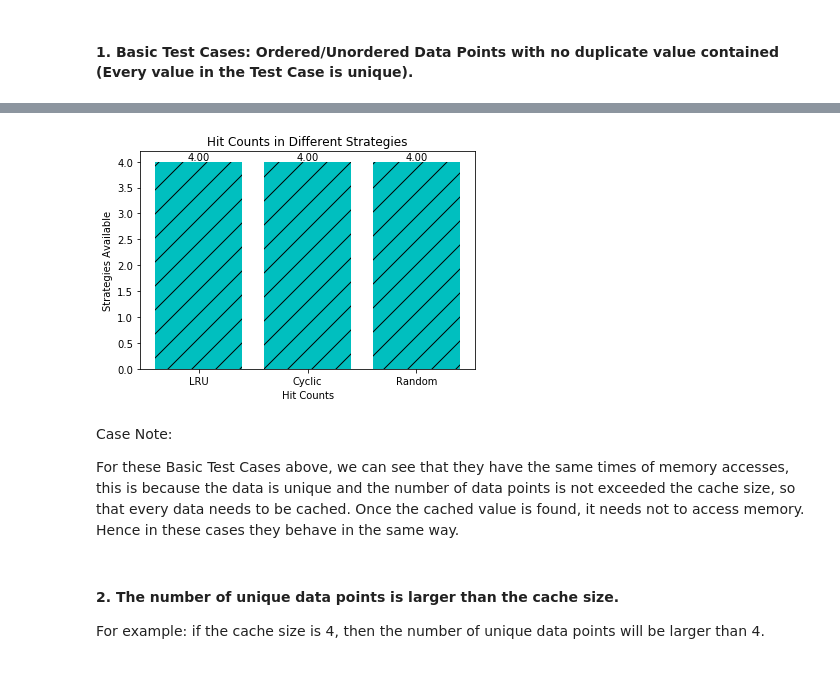
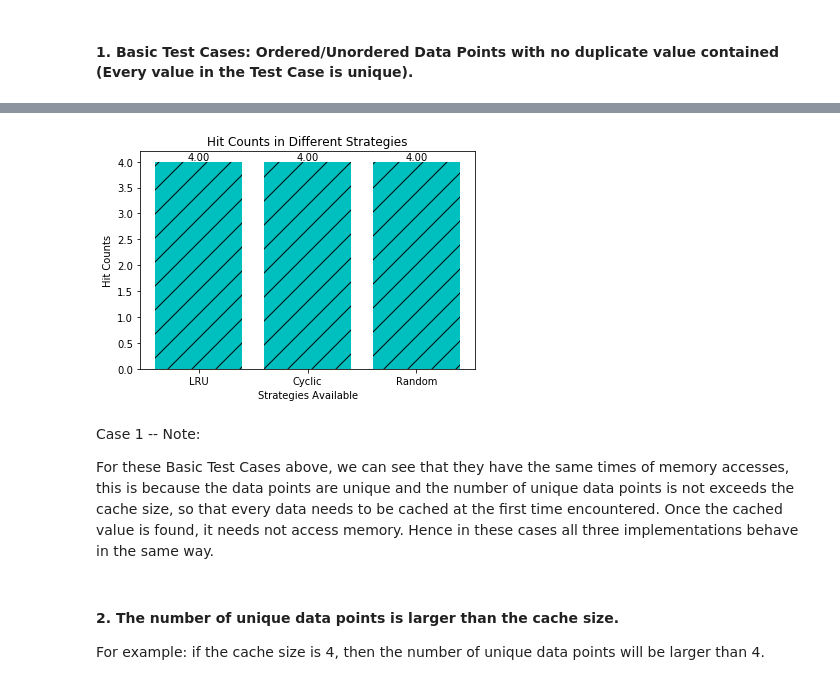
Before and after one commit to Weicheng783/COMP15212_g28738wa, a Jupyter notebook: experiment/15212CW2.ipynb, the cells around one changed output, grey strips where cells are left out. Cells and saved outputs as stored; diff of their text form; code cells hidden in the pictures.

```diff
--- a/experiment/15212CW2.ipynb
+++ b/experiment/15212CW2.ipynb
@@ -123,15 +140,15 @@ Random memory Hits: 4
 # %%
 plt.title("Hit Counts in Different Strategies")
-plt.ylabel('Strategies Available')
-plt.xlabel('Hit Counts')
+plt.ylabel('Hit Counts')
+plt.xlabel('Strategies Available')
 plt.bar(['LRU','Cyclic','Random'],[lrucount,cycliccount,rdmcount], label='Hit Counts',hatch="/",color="c")
 for x,y in zip(['LRU','Cyclic','Random'],[lrucount,cycliccount,rdmcount]):
     plt.text(x,y,'%.2f' %y, ha='center',va='bottom')
 # %% [output]
-[figure, old version]
+[figure, new version]
 # %% [markdown]
-<p>Case Note:</p>
-<p>For these Basic Test Cases above, we can see that they have the same times of memory accesses, this is because the data is unique and the number of data points is not exceeded the cache size, so that every data needs to be cached. Once the cached value is found, it needs not to access memory. Hence in these cases they behave in the same way.</p>
+<p>Case 1 -- Note:</p>
+<p>For these Basic Test Cases above, we can see that they have the same times of memory accesses, this is because the data points are unique and the number of unique data points is not exceeds the cache size, so that every data needs to be cached at the first time encountered. Once the cached value is found, it needs not access memory. Hence in these cases all three implementations behave in the same way.</p>
 # %% [markdown]
 <h4>2. The number of unique data points is larger than the cache size.</h4>
 <p>For example: if the cache size is 4, then the number of unique data points will be larger than 4.</p>
```
Also changed, not shown: parts of 23 cells of this notebook.
